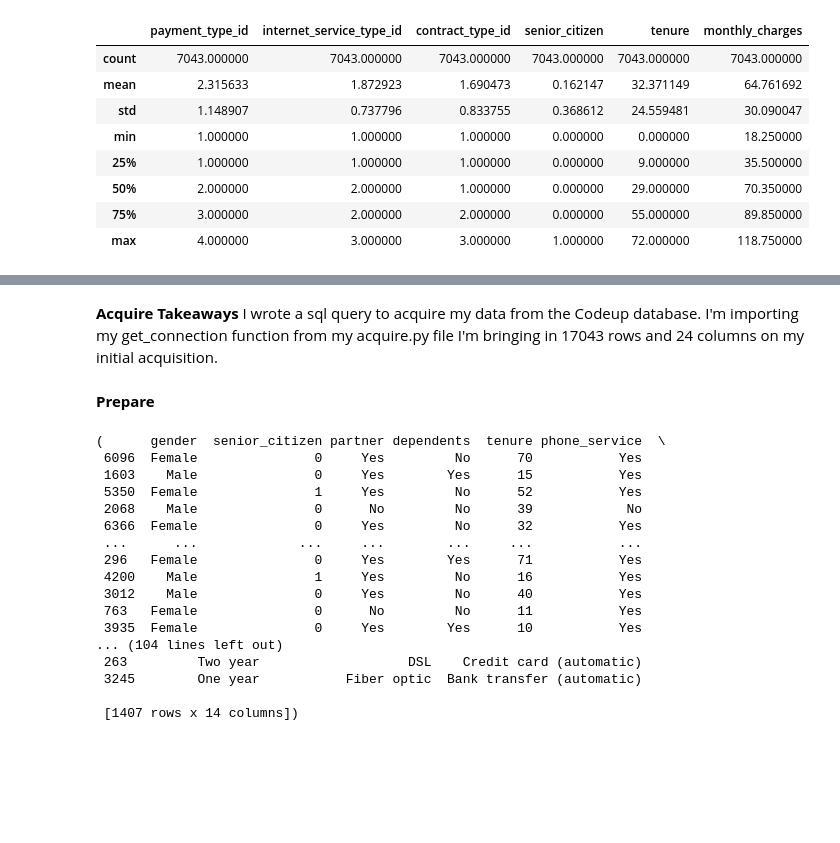
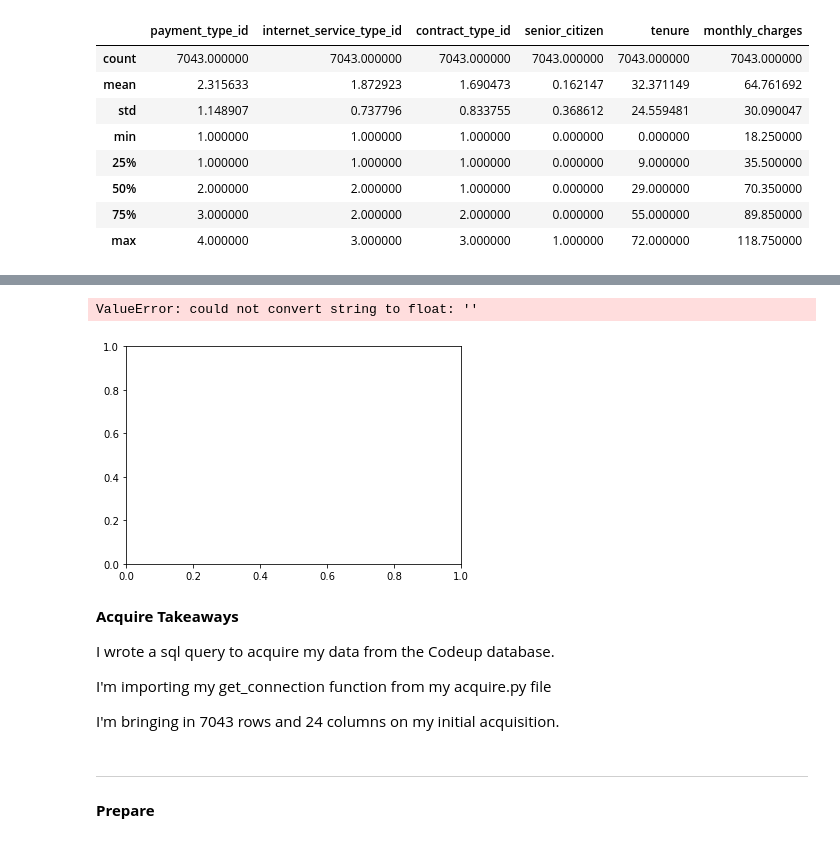
Before and after one commit to SLawsonWoods/Telco_Churn_Project, a Jupyter notebook: Telco_churn_presentation.ipynb, the cells around one changed output, grey strips where cells are left out. Drawn from its saved outputs; the diff is of its cells as text; code cells hidden in the pictures; blank space fills up the shorter version.

```diff
--- a/Telco_churn_presentation.ipynb
+++ b/Telco_churn_presentation.ipynb
@@ -96,8 +161,18 @@ df.describe()
+# %%
+sns.distplot( a=df["total_charges"], hist=True, kde=False, rug=False )
+# %% [output]
+ValueError: could not convert string to float: ''
+[figure, added]
 # %% [markdown]
 **Acquire Takeaways**
+
 I wrote a sql query to acquire my data from the Codeup database.
+
 I'm importing my get_connection function from my acquire.py file
-I'm bringing in 17043 rows and 24 columns on my initial acquisition.
+
+I'm bringing in 7043 rows and 24 columns on my initial acquisition.
+# %% [markdown]
+____________________________________________________________________________________________
 # %% [markdown]
 **Prepare**
 # %%
@@ -111,22 +180,0 @@ target='churn'
-# %%
-# This function takes in a dataframe, and returns he function returns, in this order, train,
-# validate and test dataframes.
-prepare.train_validate_test_split(df, target, seed=123)
-# %% [output]
-(      gender  senior_citizen partner dependents  tenure phone_service  \
- 6096  Female               0     Yes         No      70           Yes
- 1603    Male               0     Yes        Yes      15           Yes
- 5350  Female               1     Yes         No      52           Yes
- 2068    Male               0      No         No      39            No
- 6366  Female               0     Yes         No      32           Yes
- ...      ...             ...     ...        ...     ...           ...
- 296   Female               0     Yes        Yes      71           Yes
- 4200    Male               1     Yes         No      16           Yes
- 3012    Male               0     Yes         No      40           Yes
- 763   Female               0      No         No      11           Yes
- 3935  Female               0     Yes        Yes      10           Yes
-... (104 lines left out)
- 263         Two year                   DSL    Credit card (automatic)
- 3245        One year           Fiber optic  Bank transfer (automatic)
-
- [1407 rows x 14 columns])
```
Also changed, not shown: parts of 62 cells of this notebook, 3 other files.
